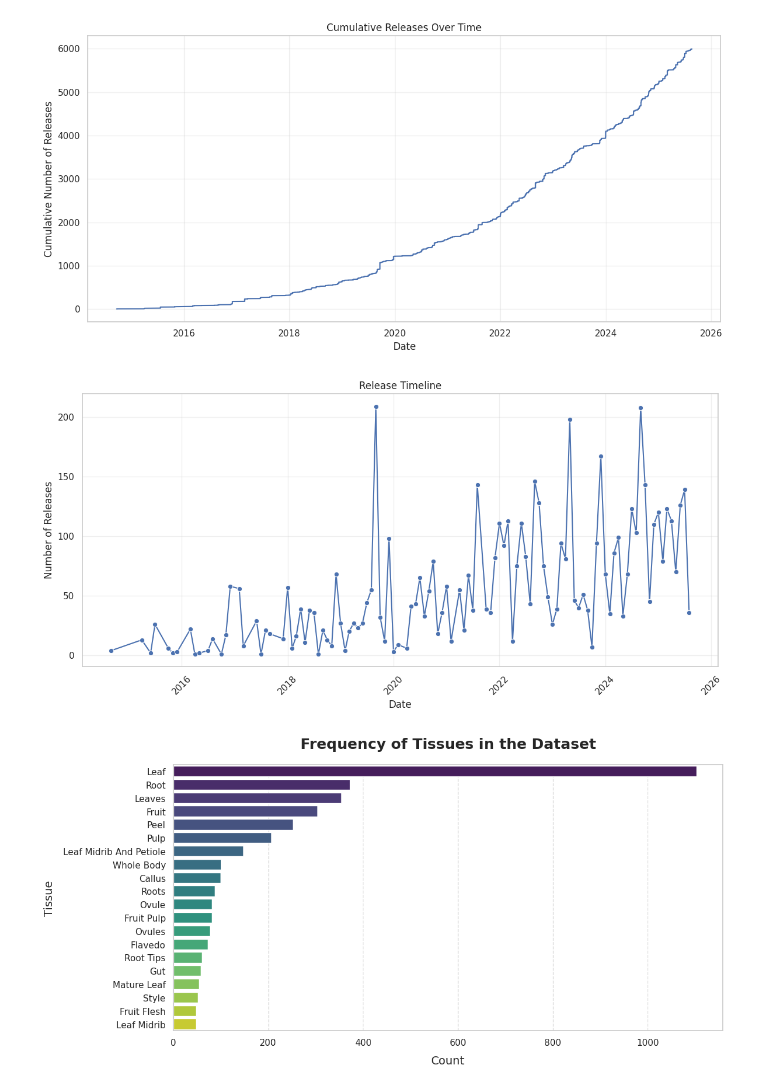
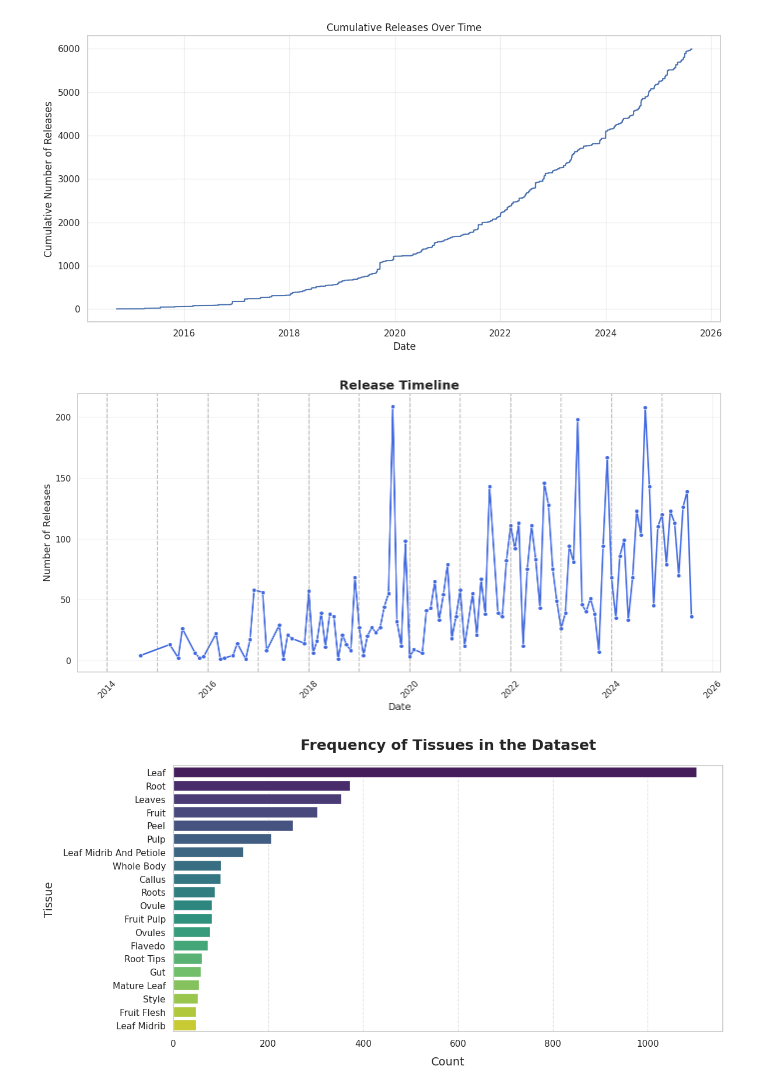
Before and after one commit to jomare1188/studious-funicular, a Jupyter notebook: code/load.ipynb, the cells around one changed output. Cells and saved outputs as stored; diff of their text form; code cells hidden in the pictures.

```diff
--- a/code/load.ipynb
+++ b/code/load.ipynb
@@ -9,7 +9,7 @@ import seaborn as sns
 from warnings import simplefilter
 simplefilter(action='ignore', category=FutureWarning)
 # %%
-csv_file = '../data/citrus_big_table.csv'
+csv_file = '../data/citrus_with_pmid.csv'
 organism_keyword = 'CITRUS'
 # %%
 df = pd.read_csv(csv_file,
@@ -147,24 +184,45 @@ plt.show()
 # %%
 # Convert to datetime and extract month-year
 df['ReleaseDate'] = pd.to_datetime(df['ReleaseDate'])
 df['YearMonth'] = df['ReleaseDate'].dt.to_period('M')
 
 # Count by month
 monthly_data = df.groupby('YearMonth').size().reset_index(name='Count')
 monthly_data['YearMonth'] = monthly_data['YearMonth'].dt.to_timestamp()
 
 # Plot
-plt.figure(figsize=(12, 6))
-sns.lineplot(data=monthly_data, x='YearMonth', y='Count', marker='o')
-plt.title('Release Timeline')
-plt.xlabel('Date')
-plt.ylabel('Number of Releases')
-plt.xticks(rotation=45)
+plt.figure(figsize=(14, 7))
+sns.lineplot(
+    data=monthly_data,
+    x='YearMonth',
+    y='Count',
+    marker='o',
+    linewidth=2.2,
+    color='royalblue'
+)
+
+# Add vertical dotted lines at the start of each year
+years = monthly_data['YearMonth'].dt.year.unique()
+for year in years:
+    plt.axvline(
+        pd.Timestamp(f'{year}-01-01'),
+        color='gray',
+        linestyle='--',
+        alpha=0.5
+    )
+
+# Beautify
+plt.title('Release Timeline', fontsize=18, weight='bold')
+plt.xlabel('Date', fontsize=14)
+plt.ylabel('Number of Releases', fontsize=14)
+plt.xticks(rotation=45, fontsize=12)
+plt.yticks(fontsize=12)
 plt.grid(True, alpha=0.3)
 plt.tight_layout()
+
 plt.show()
 # %% [output]
-[figure, old version]
+[figure, new version]
 # %%
 
 # Tissue Frequency - Only the 20 Most Abundant
```
Also changed, not shown: parts of 8 cells of this notebook, 3 other files.
